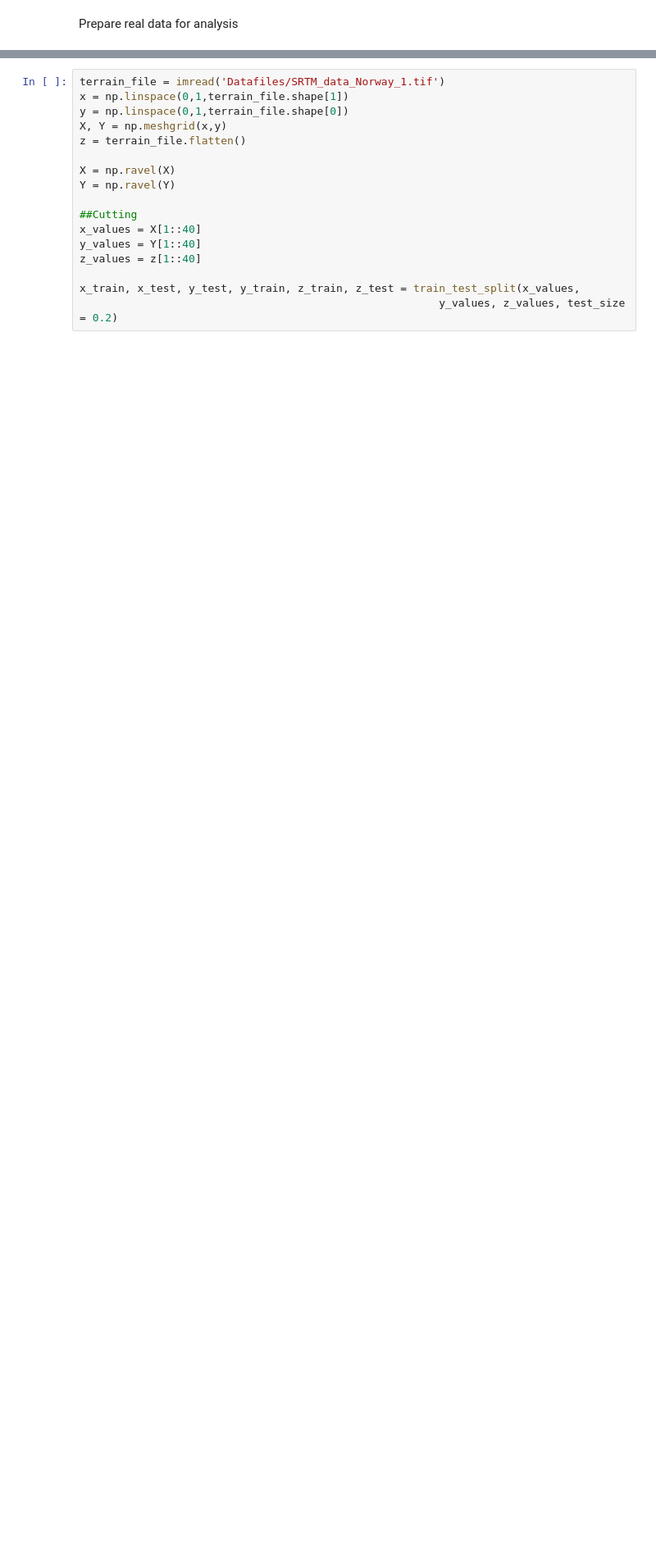
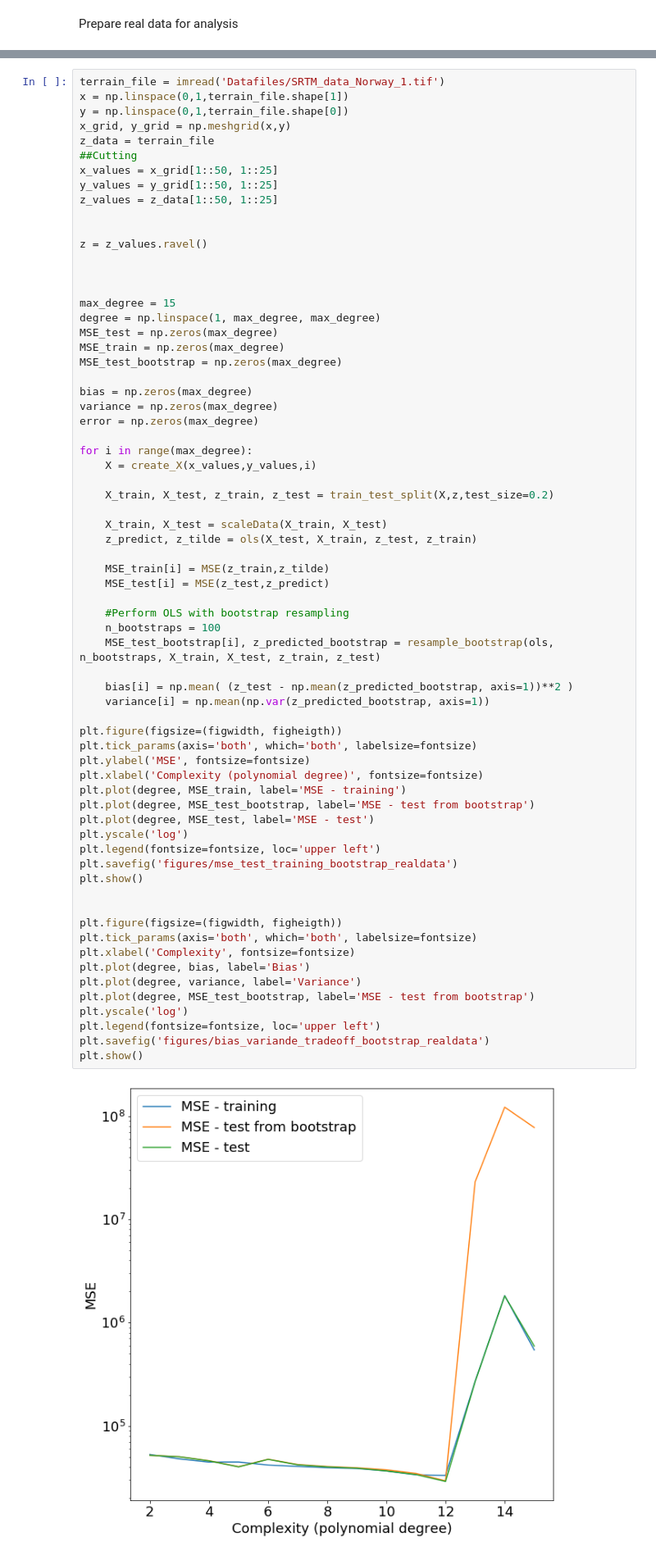
Before and after one commit to tellefs/ML-projects, a Jupyter notebook: project1/project1.ipynb, the cells around one changed output, grey strips where cells are left out. Shown at 82% size. Drawn from its saved outputs; the diff is of its cells as text; blank space fills up the shorter version.

Commit message:
attempt to include bootstrap, ridge and lasso on real data

```diff
--- a/project1/project1.ipynb
+++ b/project1/project1.ipynb
@@ -440,17 +440,69 @@ Real data analysis
-# %%
-terrain_file = imread('Datafiles/SRTM_data_Norway_1.tif')
-x = np.linspace(0,1,terrain_file.shape[1])
-y = np.linspace(0,1,terrain_file.shape[0])
-X, Y = np.meshgrid(x,y)
-z = terrain_file.flatten()
-
-X = np.ravel(X)
-Y = np.ravel(Y)
-
-##Cutting
-x_values = X[1::40]
-y_values = Y[1::40]
-z_values = z[1::40]
-
-x_train, x_test, y_test, y_train, z_train, z_test = train_test_split(x_values,
-                                                        y_values, z_values, test_size = 0.2)
+# %%
+terrain_file = imread('Datafiles/SRTM_data_Norway_1.tif')
+x = np.linspace(0,1,terrain_file.shape[1])
+y = np.linspace(0,1,terrain_file.shape[0])
+x_grid, y_grid = np.meshgrid(x,y)
+z_data = terrain_file
+##Cutting
+x_values = x_grid[1::50, 1::25]
+y_values = y_grid[1::50, 1::25]
+z_values = z_data[1::50, 1::25]
+
+
+z = z_values.ravel()
+
+
+
+max_degree = 15
+degree = np.linspace(1, max_degree, max_degree)
+MSE_test = np.zeros(max_degree)
+MSE_train = np.zeros(max_degree)
+MSE_test_bootstrap = np.zeros(max_degree)
+
+bias = np.zeros(max_degree)
+variance = np.zeros(max_degree)
+error = np.zeros(max_degree)
+
+for i in range(max_degree):
+    X = create_X(x_values,y_values,i)
+
+    X_train, X_test, z_train, z_test = train_test_split(X,z,test_size=0.2)
+
+    X_train, X_test = scaleData(X_train, X_test)
+    z_predict, z_tilde = ols(X_test, X_train, z_test, z_train)
+
+    MSE_train[i] = MSE(z_train,z_tilde)
+    MSE_test[i] = MSE(z_test,z_predict)
+
+    #Perform OLS with bootstrap resampling
+    n_bootstraps = 100
+    MSE_test_bootstrap[i], z_predicted_bootstrap = resample_bootstrap(ols, n_bootstraps, X_train, X_test, z_train, z_test)
+
+    bias[i] = np.mean( (z_test - np.mean(z_predicted_bootstrap, axis=1))**2 )
+    variance[i] = np.mean(np.var(z_predicted_bootstrap, axis=1))
+
+plt.figure(figsize=(figwidth, figheigth))
+plt.tick_params(axis='both', which='both', labelsize=fontsize)
+plt.ylabel('MSE', fontsize=fontsize)
+plt.xlabel('Complexity (polynomial degree)', fontsize=fontsize)
+plt.plot(degree, MSE_train, label='MSE - training')
+plt.plot(degree, MSE_test_bootstrap, label='MSE - test from bootstrap')
+plt.plot(degree, MSE_test, label='MSE - test')
+plt.yscale('log')
+plt.legend(fontsize=fontsize, loc='upper left')
+plt.savefig('figures/mse_test_training_bootstrap_realdata')
+plt.show()
+
+
+plt.figure(figsize=(figwidth, figheigth))
+plt.tick_params(axis='both', which='both', labelsize=fontsize)
+plt.xlabel('Complexity', fontsize=fontsize)
+plt.plot(degree, bias, label='Bias')
+plt.plot(degree, variance, label='Variance')
+plt.plot(degree, MSE_test_bootstrap, label='MSE - test from bootstrap')
+plt.yscale('log')
+plt.legend(fontsize=fontsize, loc='upper left')
+plt.savefig('figures/bias_variande_tradeoff_bootstrap_realdata')
+plt.show()
+# %% [output]
+[figure, added]
```
Also changed, not shown: parts of 6 cells of this notebook, 2 other files.
